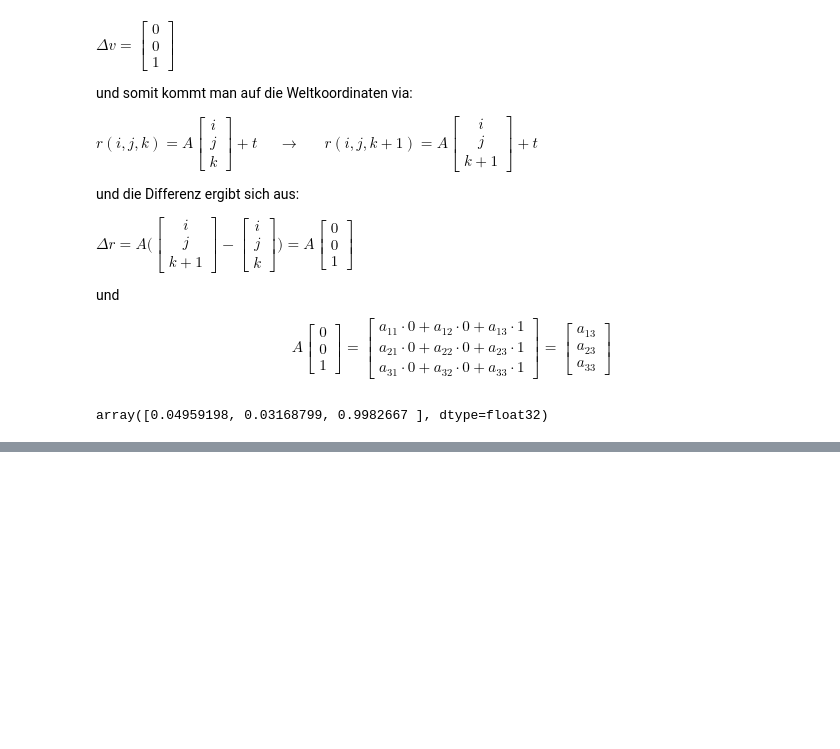
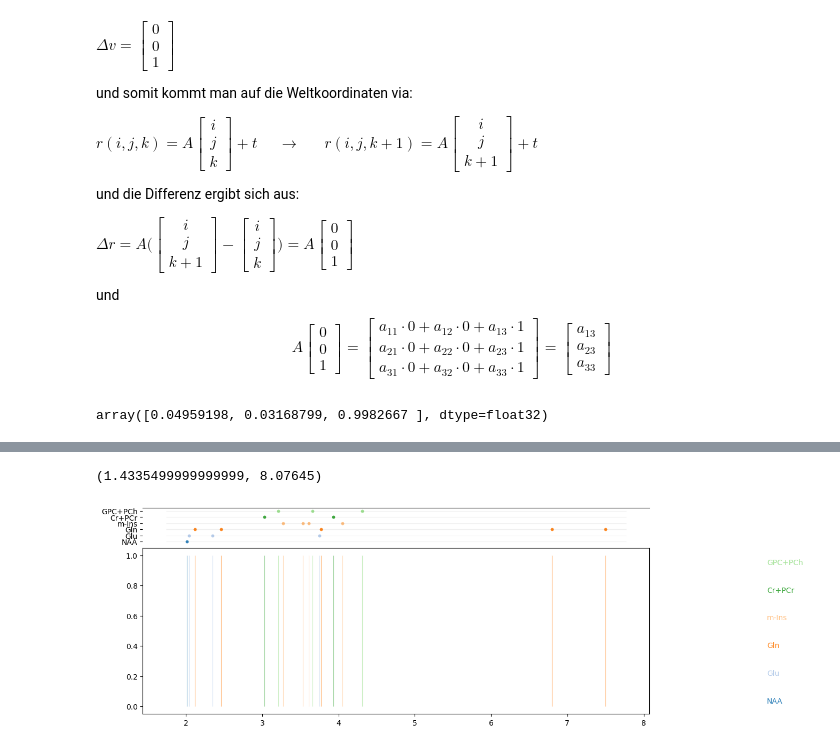
Before and after one commit to MRSI-HFMR-Group-Vienna/Synthetic_MRSI, a Jupyter notebook: code/Untitled.ipynb, the cells around one changed output, grey strips where cells are left out. Cells and saved outputs as stored; diff of their text form; code cells hidden in the pictures; blank space fills up the shorter version.

```diff
--- a/code/Untitled.ipynb
+++ b/code/Untitled.ipynb
@@ -189,0 +293,66 @@ array([0.04959198, 0.03168799, 0.9982667 ], dtype=float32)
+# %%
+import matplotlib.pyplot as plt
+import numpy as np
+from mpl_toolkits.axes_grid1 import make_axes_locatable
+
+plt.figure(figsize=(15,5))
+
+ax = plt.gca()
+
+metabs = list(data["metabolites"].keys())
+cmap = plt.get_cmap("tab20")
+color_map = {m: cmap(i % cmap.N) for i, m in enumerate(metabs)}
+
+# --- main plot: light vlines (optional but nice) ---
+y0, y1 = ax.get_ylim()
+ymin, ymax = (y0, y1) if y0 < y1 else (y1, y0)
+
+for m in metabs:
+    ppms = data["metabolites"][m]["ppm"]
+    ax.vlines(ppms, ymin=ymin, ymax=ymax,
+              colors=color_map[m], lw=0.8, alpha=0.50, zorder=0,
+              label="_nolegend_")
+
+# --- layout: add a top axis (dots track) + right axis (name list) ---
+divider = make_axes_locatable(ax)
+ax_top   = divider.append_axes("top",   size="22%", pad=0.06, sharex=ax)
+ax_right = divider.append_axes("right", size="22%", pad=0.06, sharey=ax_top)
+
+# Top axis: metabolite rows
+n = len(metabs)
+ax_top.set_ylim(-0.5, n - 0.5)
+ax_top.set_yticks([])  # no y ticks here
+ax_top.tick_params(axis="x", which="both", bottom=False, labelbottom=False, top=False, labeltop=False)
+for s in ["left", "right", "bottom"]:
+    ax_top.spines[s].set_visible(False)
+
+# Right axis: list of metabolite names aligned to rows
+ax_right.set_xlim(0, 1)
+ax_right.set_xticks([])
+ax_right.set_yticks(range(n))
+ax_right.set_yticklabels(metabs)
+ax_right.yaxis.tick_right()
+ax_right.tick_params(axis="y", length=0)  # no tick marks
+for s in ["top", "bottom", "left", "right"]:
+    ax_right.spines[s].set_visible(False)
+
+# Color each name to match its metabolite
+for tick, m in zip(ax_right.get_yticklabels(), metabs):
+    tick.set_color(color_map[m])
+    tick.set_alpha(0.9)
+
+# --- dots in the top track: one row per metabolite, dots at ppm positions ---
+for i, m in enumerate(metabs):
+    ppms = np.asarray(data["metabolites"][m]["ppm"], dtype=float)
+    y = np.full_like(ppms, i, dtype=float)
+    ax_top.scatter(ppms, y, s=18, color=color_map[m], alpha=0.9, linewidths=0)
+
+# Optional: light horizontal guides per metabolite row (in the top track)
+ax_top.hlines(np.arange(n), xmin=ax.get_xlim()[0], xmax=ax.get_xlim()[1],
+              colors="k", alpha=0.06, lw=0.8)
+
+# keep xlims synced
+ax_top.set_xlim(ax.get_xlim())
+# %% [output]
+(1.4335499999999999, 8.07645)
+[figure, added]
```
Also changed, not shown: parts of 12 cells of this notebook, 3 other files.
